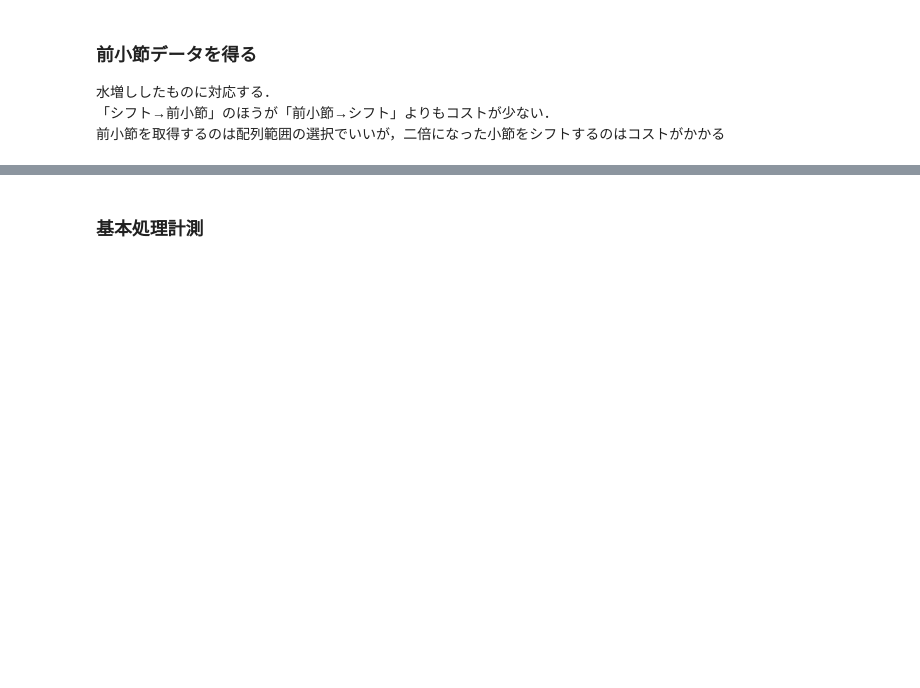
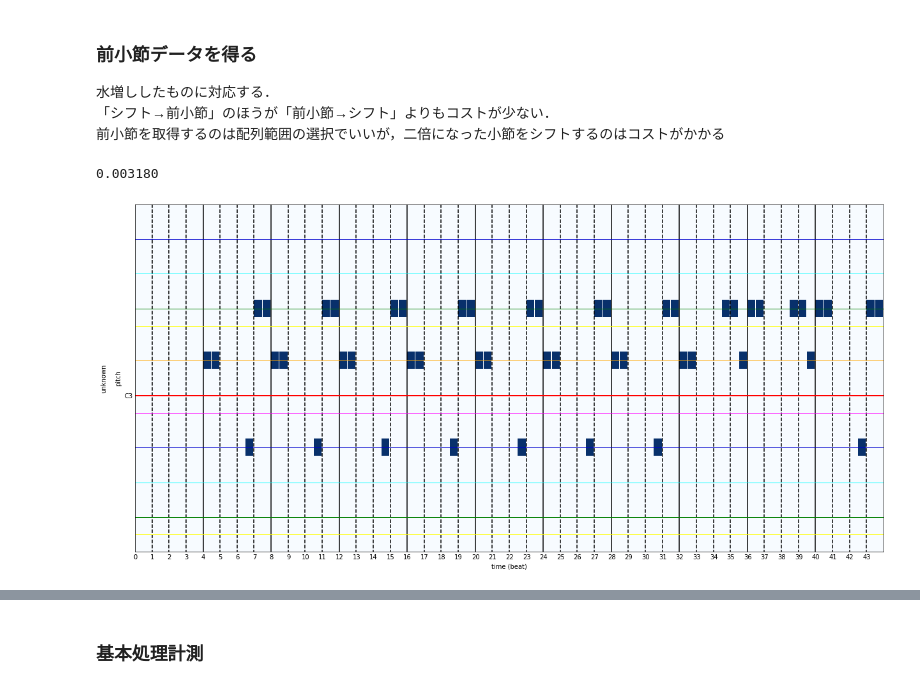
Before and after one commit to fuurin/midinet-followup, a Jupyter notebook: midinet_preparation.ipynb, the cells around one changed output, grey strips where cells are left out. Cells and saved outputs as stored; diff of their text form; code cells hidden in the pictures; blank space fills up the shorter version.

Commit message:
basic processors

```diff
--- a/midinet_preparation.ipynb
+++ b/midinet_preparation.ipynb
@@ -416,7 +416,7 @@ class AugumentMelodyTrack(Processor):
         return ppr, augumented_bars
 # %%
 ppr = get_sample()
-augument_track = AugumentMelodyTrack()
+augument_track = AugumentTrack()
 
 print("input shape:", ppr.tracks[0].pianoroll.shape)
 with Timer():
@@ -440,0 +459,17 @@ class AugumentChordVecs(Processor):
+# %%
+ppr = get_sample()
+augument_cv = AugumentChordVecs()
+
+with Timer():
+    ppr, chord_vecs = get_chord_vectors(ppr, ppr.tracks[1])
+    ppr, augumented_cv = augument_cv(ppr, chord_vecs)
+
+print("input shape:", chord_vecs.shape)
+print("output shape:", augumented_cv.shape)
+cv_len = len(chord_vecs)
+print()
+print(augumented_cv[12:24])
+print()
+for i in range(int(augumented_cv.shape[0] / chord_vecs.shape[0])):
+    chords_in_key = augumented_cv[i*cv_len:(i+1)*cv_len, :-1]
+    print(np.where(chords_in_key)[1])
@@ -448,0 +499,28 @@ def get_prev_x
+# %%
+class GetPrevBars(Processor):
+    def __call__(self, ppr, bars):
+        bars_len, bar_res, pitch_num = bars.shape
+        song_len = len(ppr.downbeat) // bar_res
+
+        empty_bar = np.zeros([1, bar_res, pitch_num])
+        prev_bars = np.vstack((empty_bar, bars[:-1]))
+        prev_bars[::song_len] = empty_bar
+
+        return ppr, prev_bars
+# %%
+ppr = get_sample()
+get_prev_bars = GetPrevBars()
+melody = ppr.tracks[0]
+
+for p in [remove_empty_bars, get_bars, augument_bars]:
+    ppr, melody = p(ppr, melody)
+
+with Timer():
+    ppr, prev_bars = get_prev_bars(ppr, melody)
+prev_bars.shape
+
+i = 2
+grid_plot(Track(pianoroll=np.vstack(prev_bars[i*11:(i+1)*11])), beat_resolution=ppr.beat_resolution)
+# %% [output]
+0.003180
+[figure, added]
```
Also changed, not shown: parts of 26 cells of this notebook.
